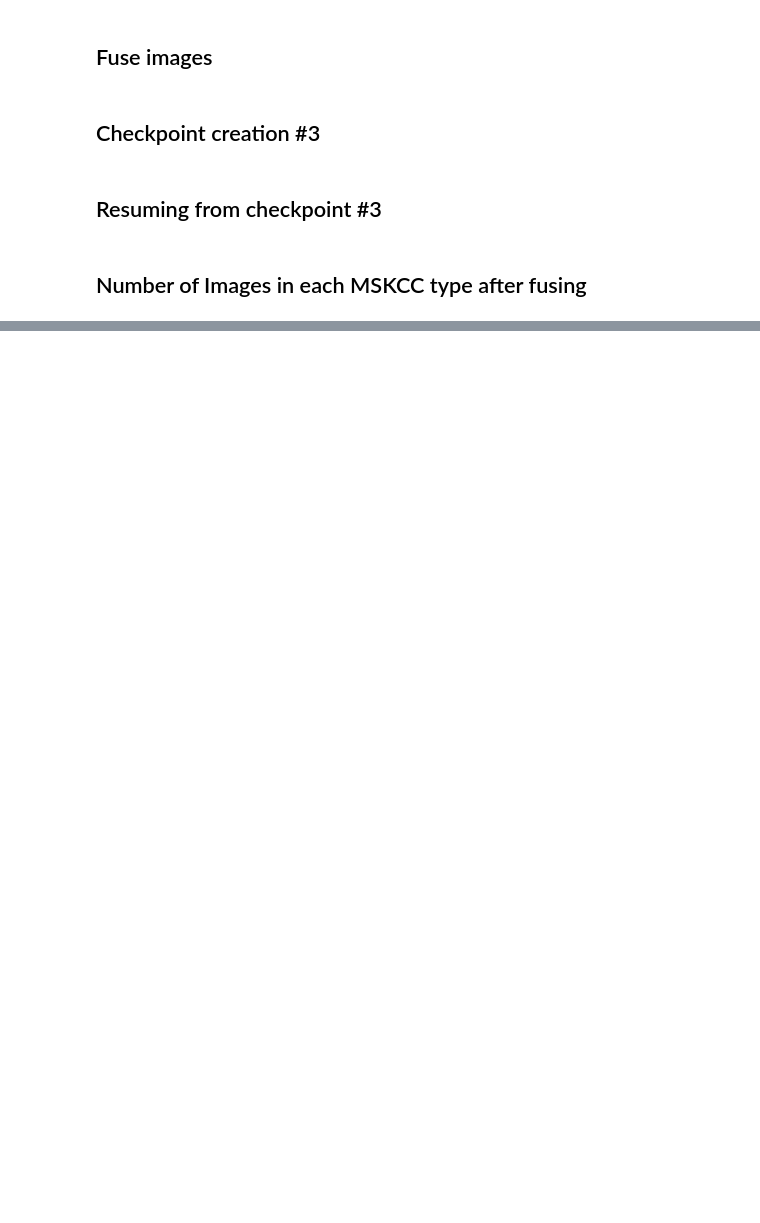
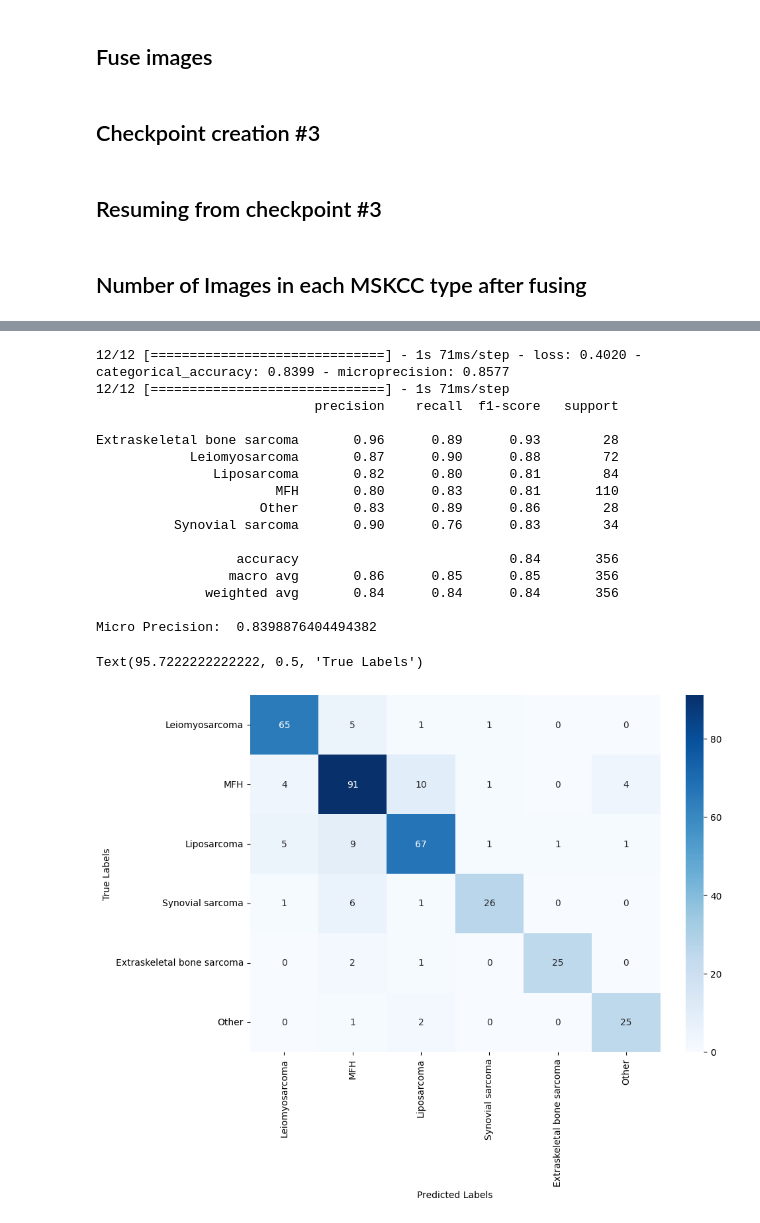
Before and after one commit to RileyLeo/Soft-Tissue-Sarcomas-Classification, a Jupyter notebook: notebook.ipynb, the cells around one changed output, grey strips where cells are left out. Drawn from its saved outputs; the diff is of its cells as text; code cells hidden in the pictures; blank space fills up the shorter version.

```diff
--- a/notebook.ipynb
+++ b/notebook.ipynb
@@ -465,0 +627,9 @@ plt.show()
+# %%
+def microprecision(y_true, y_pred):
+    true_positives = tf.reduce_sum(tf.round(tf.clip_by_value(y_true * y_pred, 0, 1)))
+    predicted_positives = tf.reduce_sum(tf.round(tf.clip_by_value(y_pred, 0, 1)))
+    precision = true_positives / (predicted_positives + tf.keras.backend.epsilon())
+    return precision
+# %%
+# left out: 'Fibrosarcoma'
+y_columns = ['Leiomyosarcoma', 'MFH', 'Liposarcoma', 'Synovial sarcoma', 'Extraskeletal bone sarcoma', 'Other']
@@ -465,0 +719,11 @@ plt.show()
+# %%
+#  split the data into train and test
+train_df, test_df = train_test_split(image_df, test_size=0.2, random_state=42, stratify=image_df['Label'])
+
+#  split the train data into train and validation
+train_df, val_df = train_test_split(train_df, test_size=0.25, random_state=42, stratify=train_df['Label']) # 0.25 x 0.8 = 0.2
+
+#  one hot encode the labels
+train_df = pd.concat([train_df, pd.get_dummies(train_df['Label'])], axis=1)
+val_df = pd.concat([val_df, pd.get_dummies(val_df['Label'])], axis=1)
+test_df = pd.concat([test_df, pd.get_dummies(test_df['Label'])], axis=1)
@@ -465,0 +867,59 @@ plt.show()
+# %%
+
+# import classification report
+from sklearn.metrics import classification_report
+# confusion matrix
+from sklearn.metrics import confusion_matrix
+
+#  evaluate the model
+model.evaluate(test_generator)
+
+#  predict the test data
+predictions = model.predict(test_generator)
+
+#  get the predicted labels
+predicted_labels = np.argmax(predictions, axis=1)
+
+#  get the true labels
+true_labels = test_generator.labels
+
+# change the true_labels to the original labels
+true_labels = np.argmax(true_labels, axis=1)
+
+predicted_labels =  change_labels(predicted_labels, y_columns)
+true_labels = change_labels(true_labels, y_columns)
+
+#  print the classification report
+print(classification_report(true_labels, predicted_labels))
+
+#  print micro precision
+micro_precision = precision_score(true_labels, predicted_labels, average='micro')
+print('Micro Precision: ', micro_precision)
+
+#  get the confusion matrix
+cm = confusion_matrix(true_labels, predicted_labels, labels=y_columns)
+
+#  plot the confusion matrix
+plt.figure(figsize=(10, 7))
+sns.heatmap(cm, annot=True, fmt='d', cmap='Blues', xticklabels=y_columns, yticklabels=y_columns)
+plt.xlabel('Predicted Labels')
+plt.ylabel('True Labels')
+# %% [output]
+12/12 [==============================] - 1s 71ms/step - loss: 0.4020 - categorical_accuracy: 0.8399 - microprecision: 0.8577
+12/12 [==============================] - 1s 71ms/step
+                            precision    recall  f1-score   support
+
+Extraskeletal bone sarcoma       0.96      0.89      0.93        28
+            Leiomyosarcoma       0.87      0.90      0.88        72
+               Liposarcoma       0.82      0.80      0.81        84
+                       MFH       0.80      0.83      0.81       110
+                     Other       0.83      0.89      0.86        28
+          Synovial sarcoma       0.90      0.76      0.83        34
+
+                  accuracy                           0.84       356
+                 macro avg       0.86      0.85      0.85       356
+              weighted avg       0.84      0.84      0.84       356
+
+Micro Precision:  0.8398876404494382
+Text(95.7222222222222, 0.5, 'True Labels')
+[figure, added]
```
Also changed, not shown: parts of 43 cells of this notebook, 1 other file.
